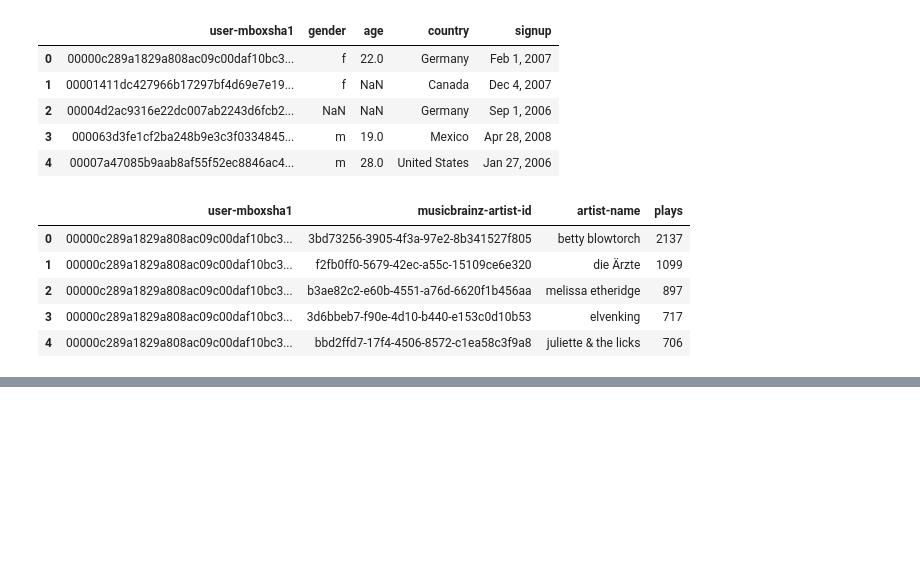
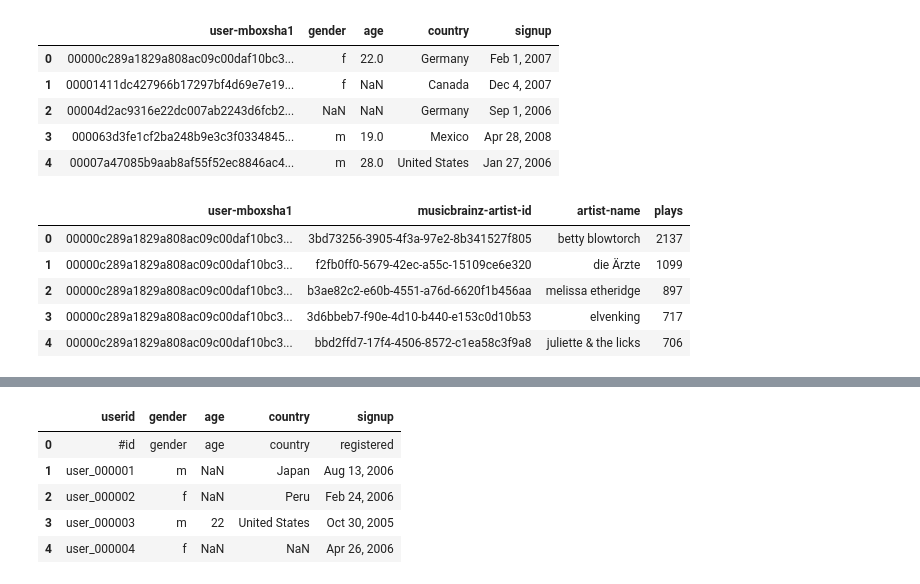
Before and after one commit to lamolivier/EPFL-MLBD-Project, a Jupyter notebook: notebooks/01 - Data Exploration.ipynb, the cells around one changed output, grey strips where cells are left out. Cells and saved outputs as stored; diff of their text form; code cells hidden in the pictures; blank space fills up the shorter version.

```diff
--- a/notebooks/01 - Data Exploration.ipynb
+++ b/notebooks/01 - Data Exploration.ipynb
@@ -29,0 +67,12 @@ df.head()
+# %%
+col_names_user = ['userid', 'gender', 'age', 'country', 'signup']
+
+df_user = pd.read_csv('../data/userid-profile.tsv', sep='\t', names=col_names_user)
+df_user.head()
+# %% [output]
+|  | userid | gender | age | country | signup |
+| 0 | #id | gender | age | country | registered |
+| 1 | user_000001 | m | NaN | Japan | Aug 13, 2006 |
+| 2 | user_000002 | f | NaN | Peru | Feb 24, 2006 |
+| 3 | user_000003 | m | 22 | United States | Oct 30, 2005 |
+| 4 | user_000004 | f | NaN | NaN | Apr 26, 2006 |
```
Also changed, not shown: parts of 6 cells of this notebook.
